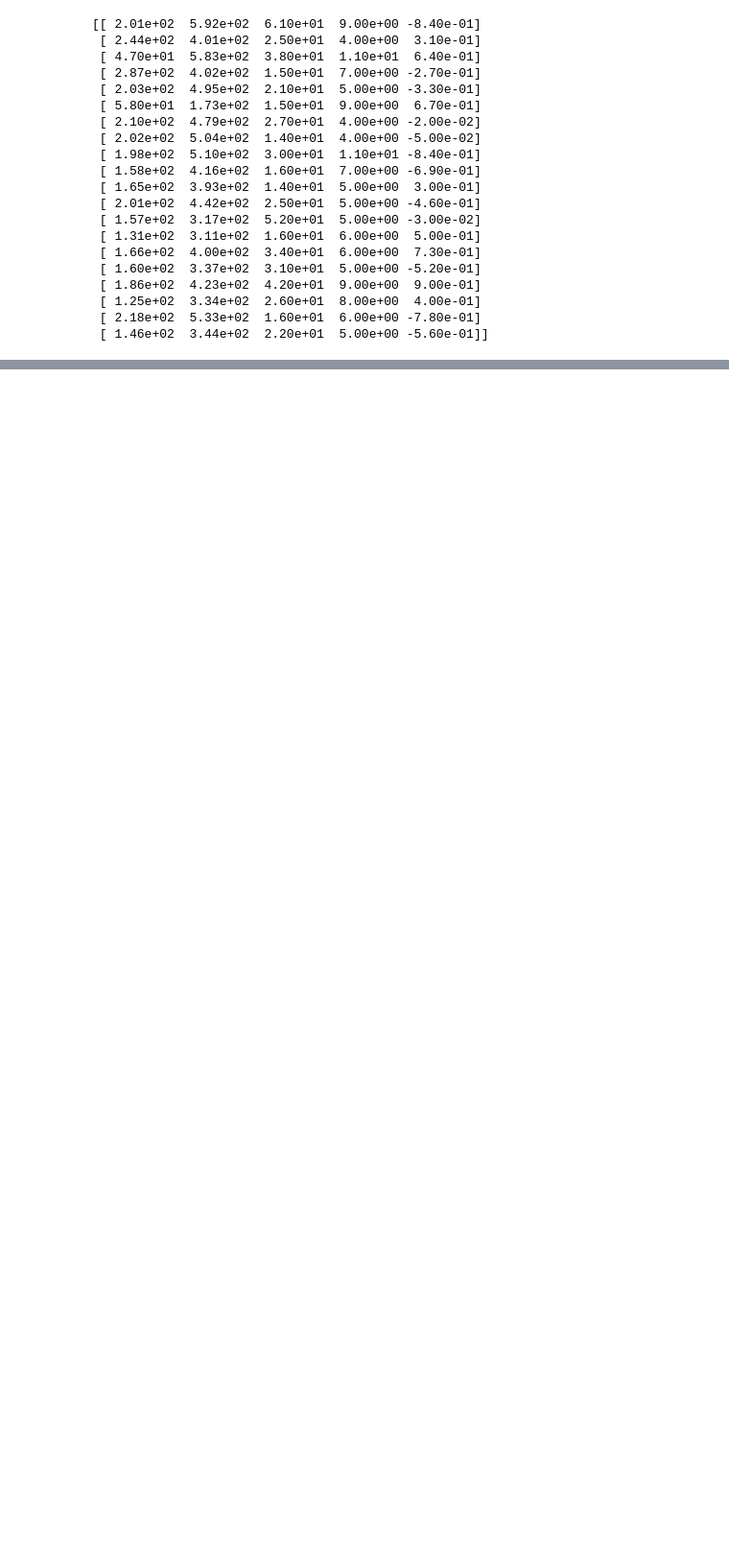
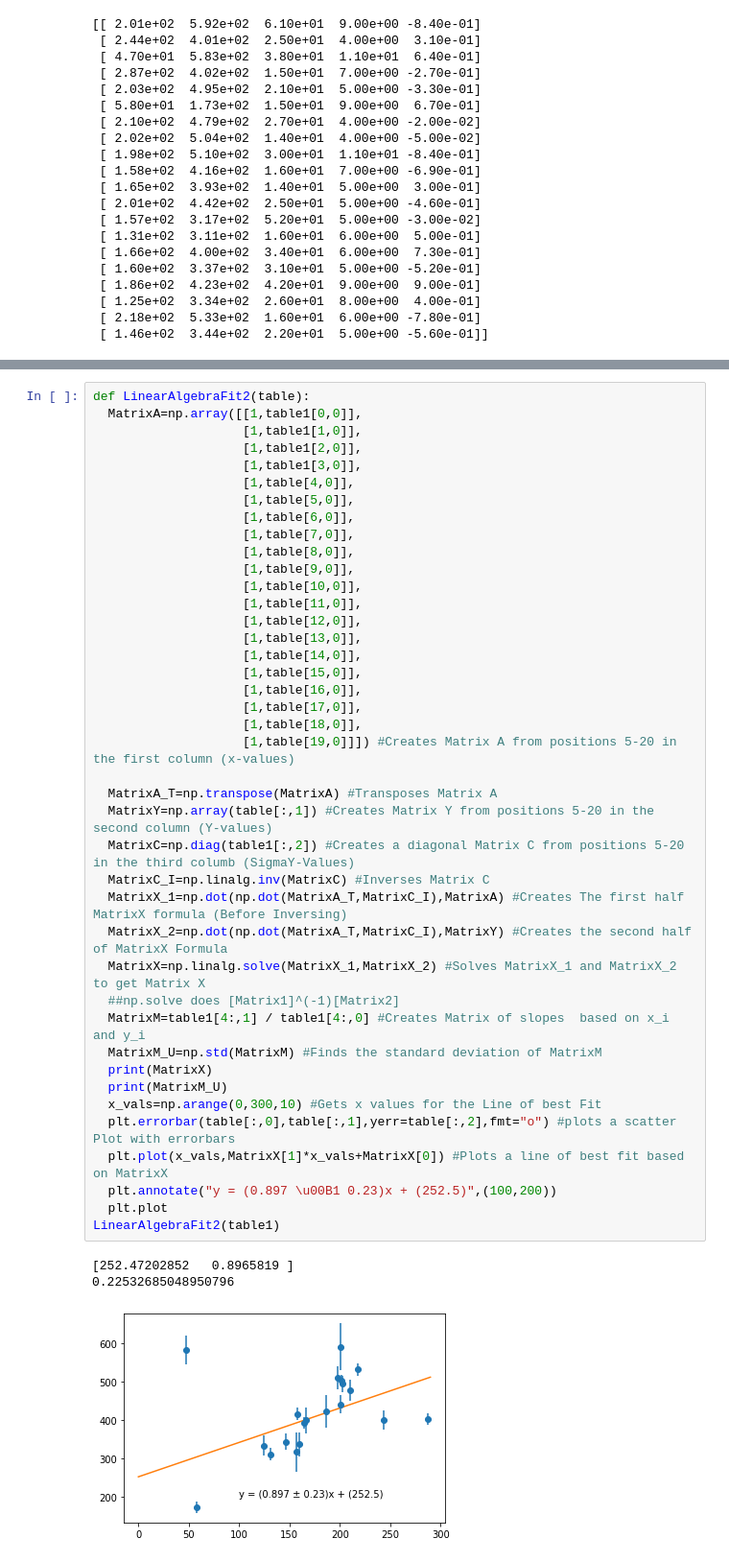
Before and after one commit to JonahDG/DataAnalysisRecipes, a Jupyter notebook: DataAnalysisExercises.ipynb, the cells around one changed output, grey strips where cells are left out. Shown at 96% size. Cells and saved outputs as stored; diff of their text form; blank space fills up the shorter version.

```diff
--- a/DataAnalysisExercises.ipynb
+++ b/DataAnalysisExercises.ipynb
@@ -93,0 +100,45 @@ LinearAlgebraFit(table1)
+# %%
+def LinearAlgebraFit2(table):
+  MatrixA=np.array([[1,table1[0,0]],
+                    [1,table1[1,0]],
+                    [1,table1[2,0]],
+                    [1,table1[3,0]],
+                    [1,table[4,0]],
+                    [1,table[5,0]],
+                    [1,table[6,0]],
+                    [1,table[7,0]],
+                    [1,table[8,0]],
+                    [1,table[9,0]],
+                    [1,table[10,0]],
+                    [1,table[11,0]],
+                    [1,table[12,0]],
+                    [1,table[13,0]],
+                    [1,table[14,0]],
+                    [1,table[15,0]],
+                    [1,table[16,0]],
+                    [1,table[17,0]],
+                    [1,table[18,0]],
+                    [1,table[19,0]]]) #Creates Matrix A from positions 5-20 in the first column (x-values)
+
+  MatrixA_T=np.transpose(MatrixA) #Transposes Matrix A
+  MatrixY=np.array(table[:,1]) #Creates Matrix Y from positions 5-20 in the second column (Y-values)
+  MatrixC=np.diag(table1[:,2]) #Creates a diagonal Matrix C from positions 5-20 in the third columb (SigmaY-Values)
+  MatrixC_I=np.linalg.inv(MatrixC) #Inverses Matrix C
+  MatrixX_1=np.dot(np.dot(MatrixA_T,MatrixC_I),MatrixA) #Creates The first half MatrixX formula (Before Inversing)
+  MatrixX_2=np.dot(np.dot(MatrixA_T,MatrixC_I),MatrixY) #Creates the second half of MatrixX Formula
+  MatrixX=np.linalg.solve(MatrixX_1,MatrixX_2) #Solves MatrixX_1 and MatrixX_2 to get Matrix X
+  ##np.solve does [Matrix1]^(-1)[Matrix2]
+  MatrixM=table1[4:,1] / table1[4:,0] #Creates Matrix of slopes  based on x_i and y_i
+  MatrixM_U=np.std(MatrixM) #Finds the standard deviation of MatrixM
+  print(MatrixX)
+  print(MatrixM_U)
+  x_vals=np.arange(0,300,10) #Gets x values for the Line of best Fit
+  plt.errorbar(table[:,0],table[:,1],yerr=table[:,2],fmt="o") #plots a scatter Plot with errorbars
+  plt.plot(x_vals,MatrixX[1]*x_vals+MatrixX[0]) #Plots a line of best fit based on MatrixX
+  plt.annotate("y = (0.897 \u00B1 0.23)x + (252.5)",(100,200))
+  plt.plot
+LinearAlgebraFit2(table1)
+# %% [output]
+[252.47202852   0.8965819 ]
+0.22532685048950796
+[figure, added]
```
Also changed, not shown: parts of 6 cells of this notebook.
